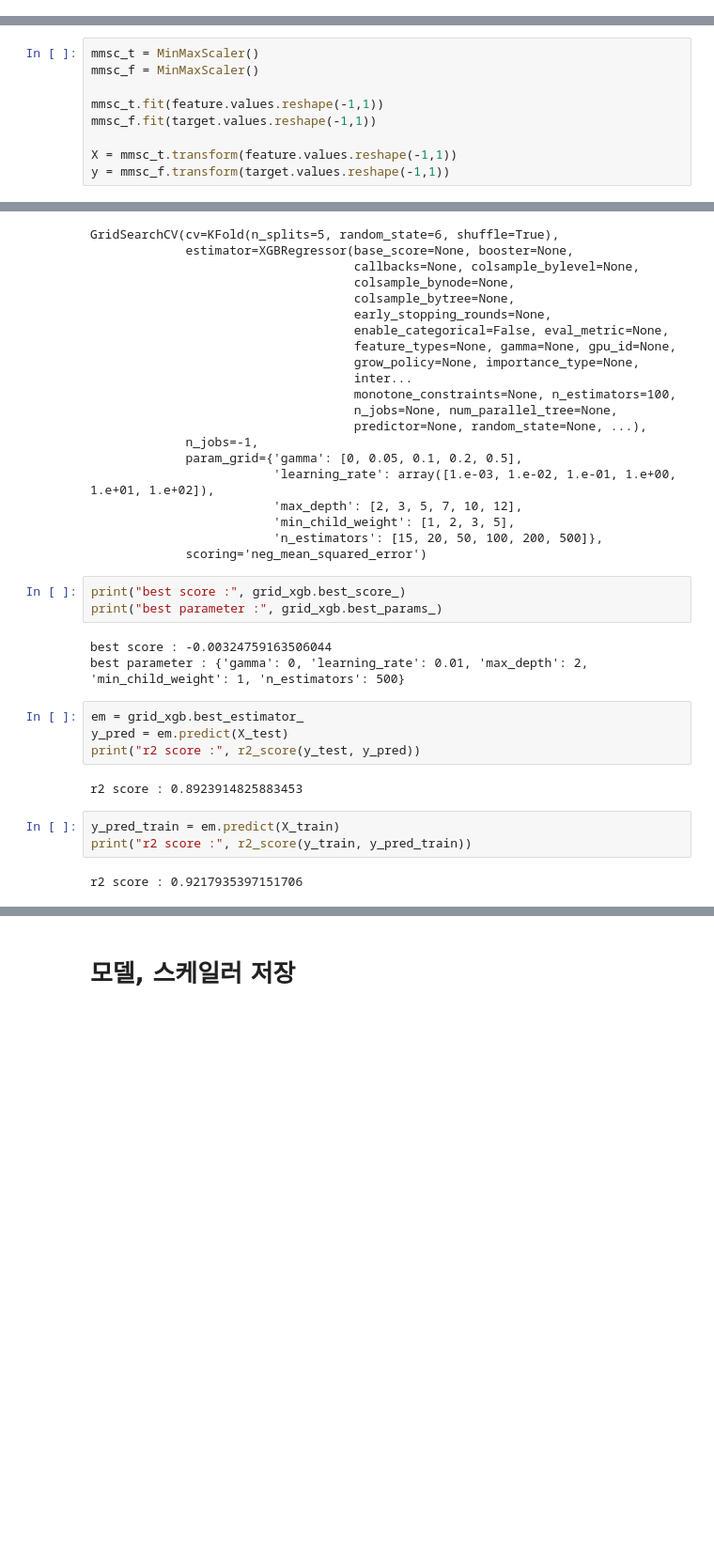
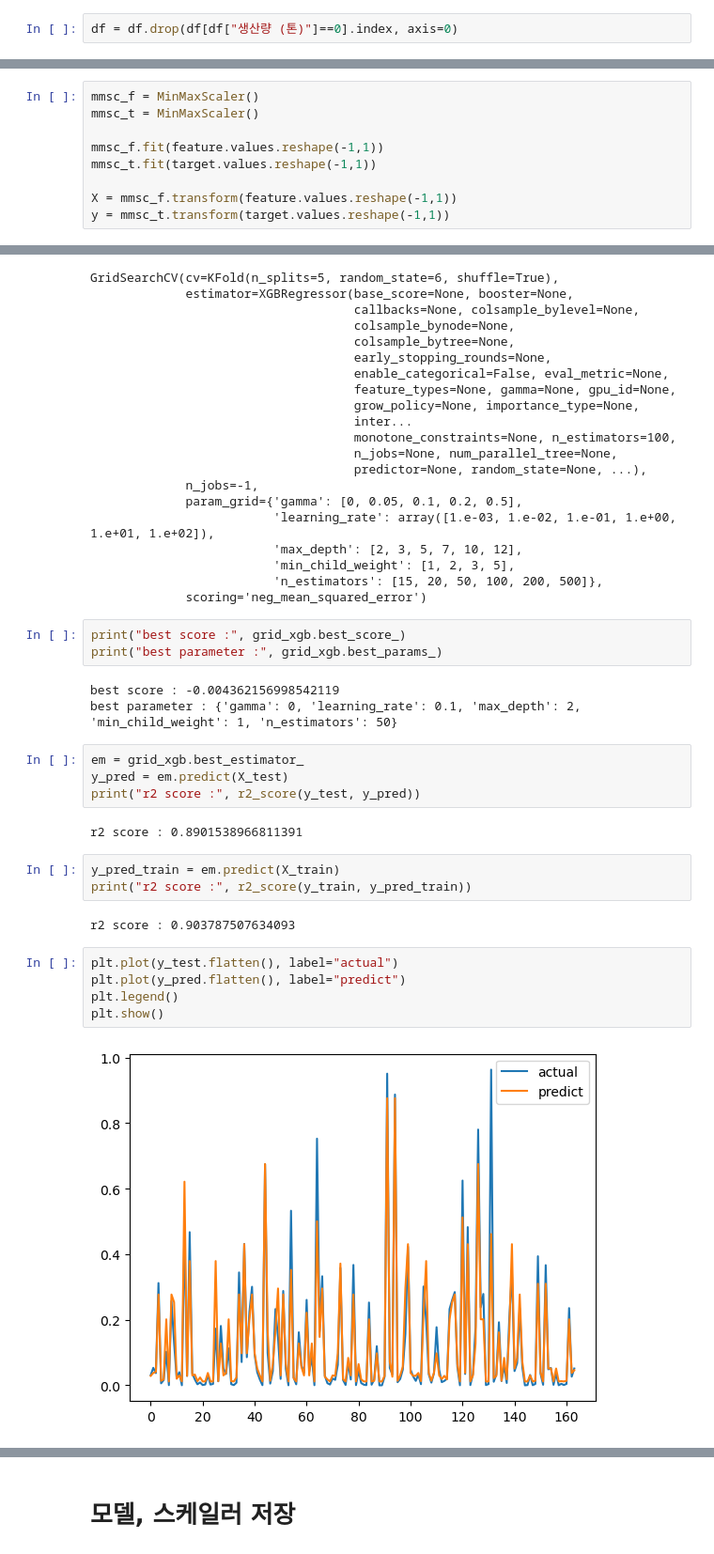
Before and after one commit to Kim-Hyunah/Final_Predict_Agricultural, a Jupyter notebook: pred_output_with_area.ipynb, the cells around one changed output, grey strips where cells are left out. Shown at 94% size. Drawn from its saved outputs; the diff is of its cells as text; blank space fills up the shorter version.

```diff
--- a/pred_output_with_area.ipynb
+++ b/pred_output_with_area.ipynb
@@ -44,20 +20,22 @@ memory usage: 759.8+ KB
 # %%
 df = df.drop(columns=df.columns[:-2])
 df = df.dropna(how="any")
+# %%
+df = df.drop(df[df["생산량 (톤)"]==0].index, axis=0)
 # %% [markdown]
 ## scaling 및 train, test 분리
 # %%
 feature = df["면적 (ha)"]
 target = df["생산량 (톤)"]
 # %%
+mmsc_f = MinMaxScaler()
 mmsc_t = MinMaxScaler()
-mmsc_f = MinMaxScaler()
 
-mmsc_t.fit(feature.values.reshape(-1,1))
-mmsc_f.fit(target.values.reshape(-1,1))
+mmsc_f.fit(feature.values.reshape(-1,1))
+mmsc_t.fit(target.values.reshape(-1,1))
 
-X = mmsc_t.transform(feature.values.reshape(-1,1))
-y = mmsc_f.transform(target.values.reshape(-1,1))
+X = mmsc_f.transform(feature.values.reshape(-1,1))
+y = mmsc_t.transform(target.values.reshape(-1,1))
 # %%
 X_train, X_test, y_train, y_test = train_test_split(X, y, test_size=0.2, random_state=6)
 # %% [markdown]
@@ -199,16 +132,23 @@ GridSearchCV(cv=KFold(n_splits=5, random_state=6, shuffle=True),
 print("best score :", grid_xgb.best_score_)
 print("best parameter :", grid_xgb.best_params_)
 # %% [output]
-best score : -0.00324759163506044
-best parameter : {'gamma': 0, 'learning_rate': 0.01, 'max_depth': 2, 'min_child_weight': 1, 'n_estimators': 500}
+best score : -0.004362156998542119
+best parameter : {'gamma': 0, 'learning_rate': 0.1, 'max_depth': 2, 'min_child_weight': 1, 'n_estimators': 50}
 # %%
 em = grid_xgb.best_estimator_
 y_pred = em.predict(X_test)
 print("r2 score :", r2_score(y_test, y_pred))
 # %% [output]
-r2 score : 0.8923914825883453
+r2 score : 0.8901538966811391
 # %%
 y_pred_train = em.predict(X_train)
 print("r2 score :", r2_score(y_train, y_pred_train))
 # %% [output]
-r2 score : 0.9217935397151706
+r2 score : 0.903787507634093
+# %%
+plt.plot(y_test.flatten(), label="actual")
+plt.plot(y_pred.flatten(), label="predict")
+plt.legend()
+plt.show()
+# %% [output]
+[figure, added]
```
Also changed, not shown: parts of 15 cells of this notebook, 4 other files.
